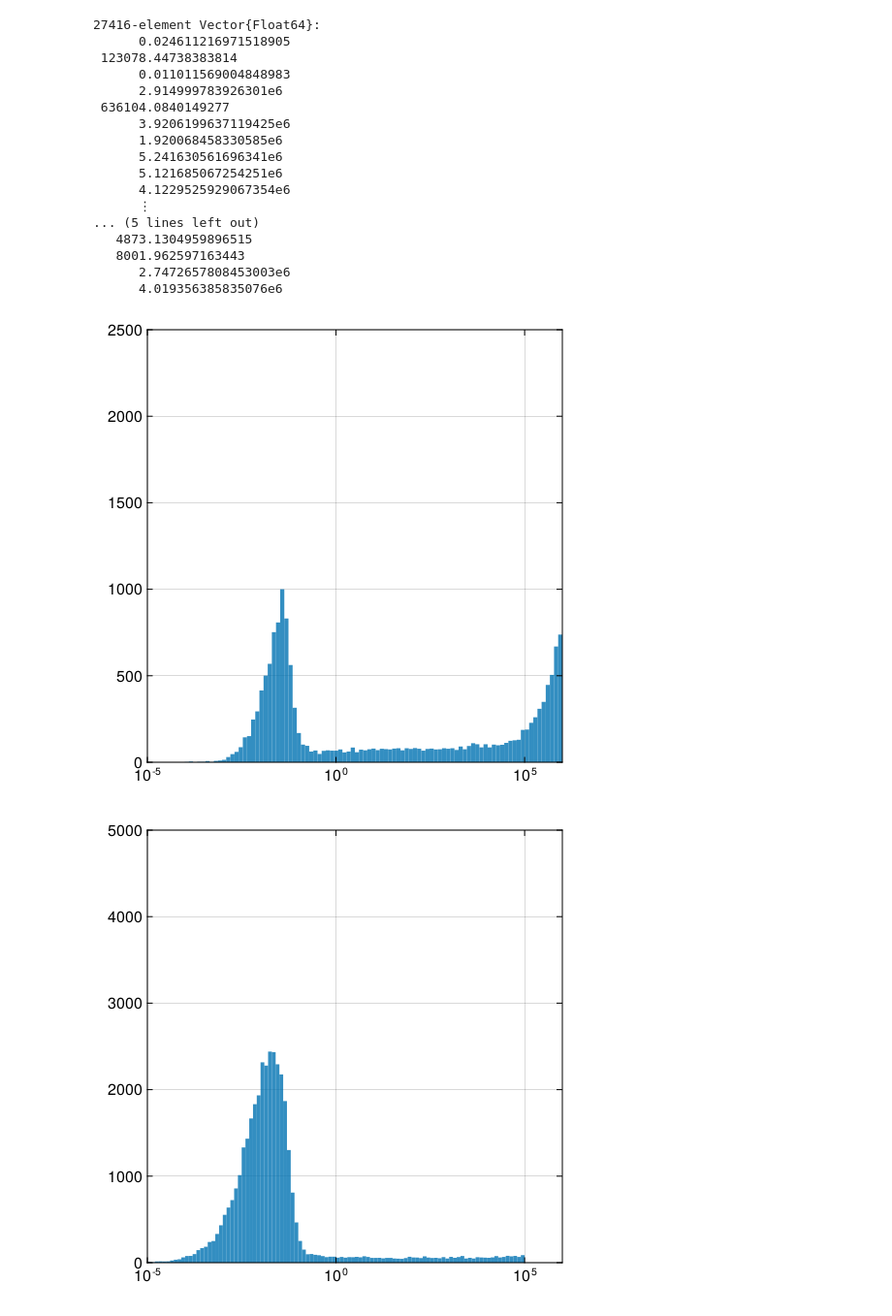
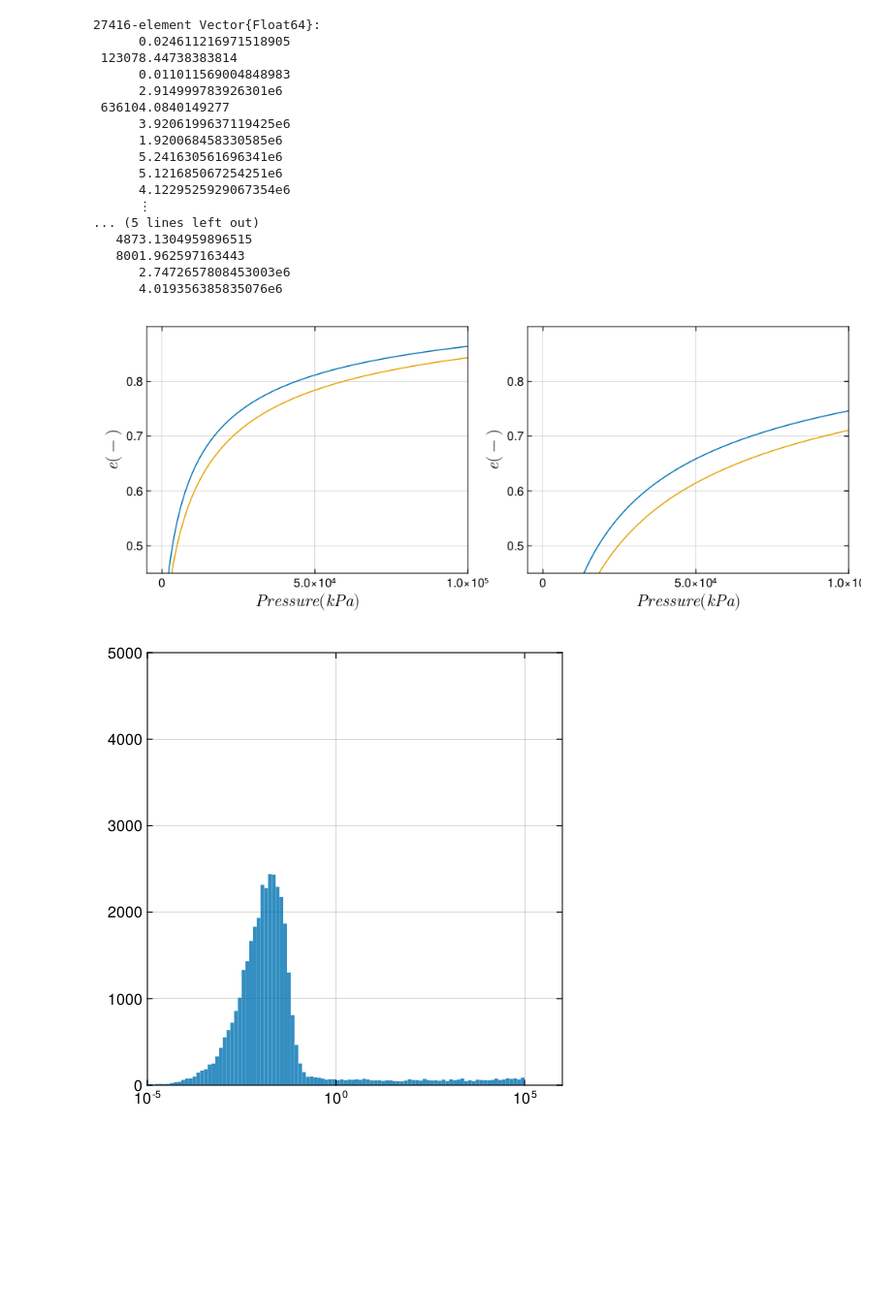
Before and after one commit to JBusink/Neutronenbron_Simulatie, a Jupyter notebook: Scripts/Data_processing_notebook.ipynb, the cells around one changed output. Shown at 97% size. Cells and saved outputs as stored; diff of their text form; code cells hidden in the pictures; blank space fills up the shorter version.

```diff
--- a/Scripts/Data_processing_notebook.ipynb
+++ b/Scripts/Data_processing_notebook.ipynb
@@ -819,16 +866,32 @@ E_ll_22_cm = [ll_22_cm[i][1] for i in 1:1:length(ll_22_cm)]
    8001.962597163443
       2.7472657808453003e6
       4.019356385835076e6
-# %%
-
-fig = Figure(resolution=(500,500))
-ax = Axis(fig[1,1],
-xscale=log10,
-limits = (1e-5,1e6,0,2500))
-hist!(E_ll_22_cm, bins = NF.logrange(-5,6,101))
-fig
-# %% [output]
-[figure, removed]
+# %%
+x = LinRange(0,1e5,1001)
+A = 2.576*10^-4
+B = 1.35
+A1 = 1.916*10^-4
+B1 = 1.29
+fig = Figure(resolution = (1000,400))
+axis = Axis(fig[1,1],
+xlabel = L"Pressure (kPa)", ylabel = L"e (-)",
+limits = (-5000,100000,0.45,0.9)
+)
+
+lines!(x,sqrt.(1 .+ 1 ./ (2 * A .* x .+ 2 * B) .- sqrt.(8 * A .* x .+ 8 * B .+ 1) ./ (2 * A .* x .+ 2 * B) )       )
+lines!(x,sqrt.(1 .+ 1 ./ (2 * A1 .* x .+ 2 * B1) .- sqrt.(8 * A1 .* x .+ 8 * B1 .+ 1) ./ (2 * A1 .* x .+ 2 * B1) )       )
+
+axis = Axis(fig[1,2],
+xlabel = L"Pressure (kPa)", ylabel = L"e (-)",
+limits = (-5000,100000,0.45,0.9)
+)
+
+lines!(x,(1 .+ 1 ./ (2 * A .* x .+ 2 * B) .- sqrt.(8 * A .* x .+ 8 * B .+ 1) ./ (2 * A .* x .+ 2 * B) )       )
+lines!(x,(1 .+ 1 ./ (2 * A1 .* x .+ 2 * B1) .- sqrt.(8 * A1 .* x .+ 8 * B1 .+ 1) ./ (2 * A1 .* x .+ 2 * B1) )       )
+
+fig
+# %% [output]
+[figure, added]
 # %%
 listE_filter_NAN = filter(!isempty,listE_filter)
 fig = Figure(resolution=(500,500))
```
Also changed, not shown: parts of 11 cells of this notebook, 1 other file.
